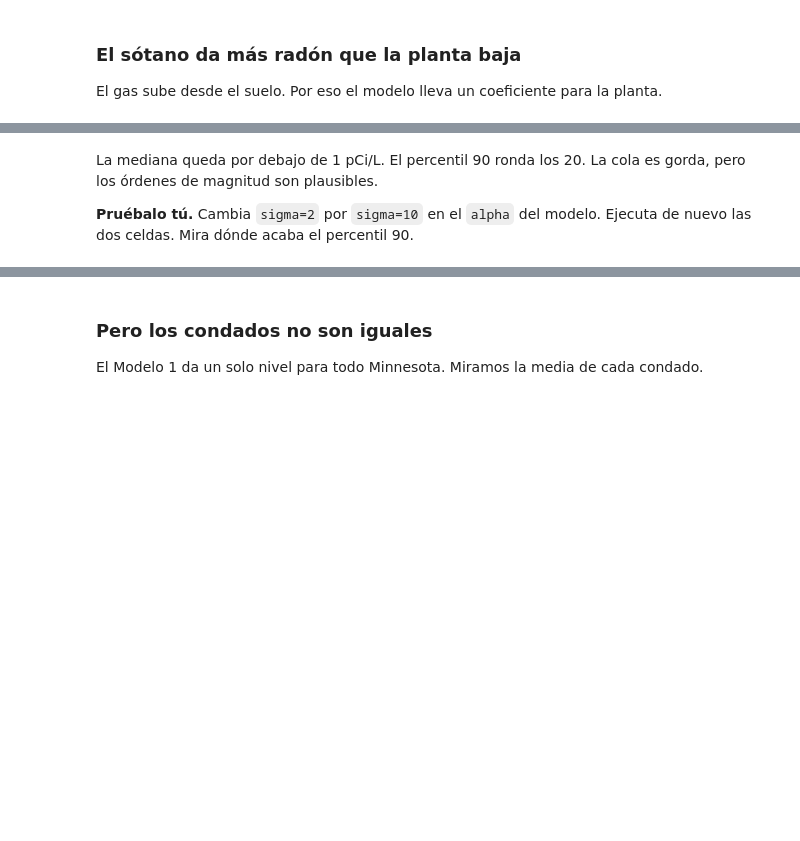
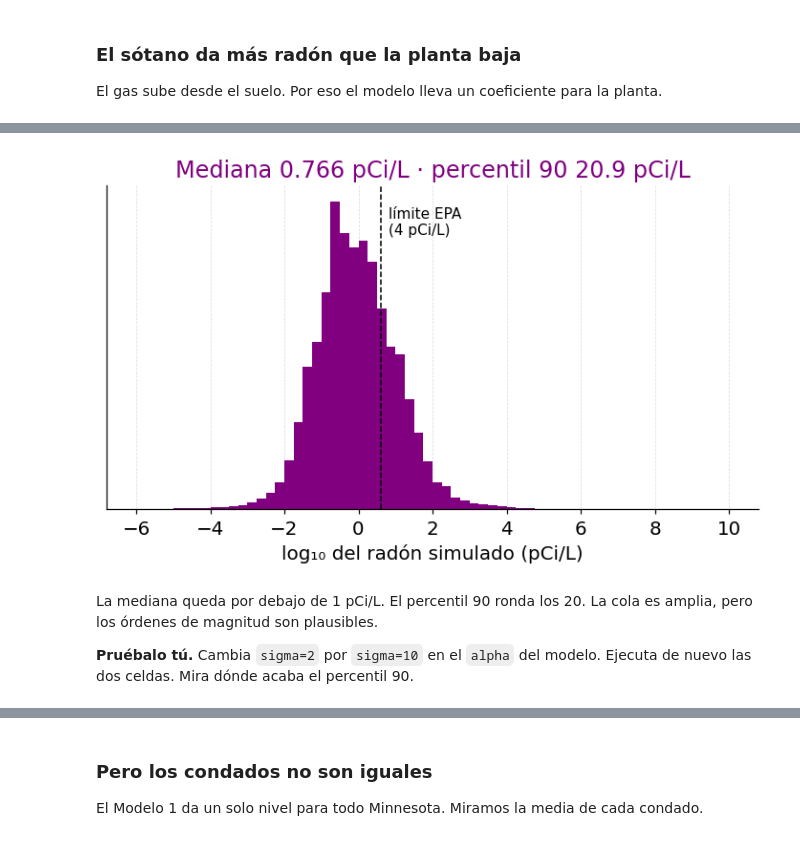
Before and after one commit to lhansa/seminar-bayes, a Jupyter notebook: notebooks/radon.ipynb, the cells around one changed output, grey strips where cells are left out. Drawn from its saved outputs; the diff is of its cells as text; code cells hidden in the pictures; blank space fills up the shorter version.

```diff
--- a/notebooks/radon.ipynb
+++ b/notebooks/radon.ipynb
@@ -132,6 +188,6 @@ desviación típica 0,82.
 - $\sigma \sim \text{Exp}(1)$: la variación entre viviendas.
 # %%
-with pm.Model() as modelo_agrupado:
+with pm.Model() as modelo_pooled:
     alpha = pm.Normal("alpha", mu=0, sigma=2)
     beta1 = pm.Normal("beta1", mu=0, sigma=1)
     sigma = pm.Exponential("sigma", 1)
@@ -144,25 +204,27 @@ Generamos radón sin mirar los datos. Lo pasamos a pCi/L. Comprobamos que es cre
 # %%
-def pintar_previa(previa):
+def pintar_priori(priori):
     # Histograma del radón simulado desde la priori, en pCi/L.
-    radon = np.exp(previa.prior_predictive["y_obs"].values.reshape(-1))
+    radon = np.exp(priori.prior_predictive["y_obs"].values.reshape(-1))
     p50, p90 = np.percentile(radon, [50, 90])
 
     fig, ax = plt.subplots(figsize=(8, 4))
     ax.hist(np.log10(radon), bins=np.linspace(-6, 10, 65), color=ACENTO)
     ax.axvline(np.log10(4), color="black", linestyle="--", linewidth=1)
     ax.text(np.log10(4) + 0.2, ax.get_ylim()[1] * 0.85, "límite EPA\n(4 pCi/L)", fontsize=10)
     ax.set_xlabel("log₁₀ del radón simulado (pCi/L)")
     ax.set_yticks([])
     ax.set_title(f"Mediana {p50:.3g} pCi/L · percentil 90 {p90:.3g} pCi/L")
     plt.show()
 
 
-with modelo_agrupado:
-    previa_agrupado = pm.sample_prior_predictive(draws=500, random_seed=SEMILLA)
+with modelo_pooled:
+    priori_pooled = pm.sample_prior_predictive(draws=500, random_seed=SEMILLA)
 
-pintar_previa(previa_agrupado)
+pintar_priori(priori_pooled)
+# %% [output]
+[figure, added]
 # %% [markdown]
-La mediana queda por debajo de 1 pCi/L. El percentil 90 ronda los 20. La cola es gorda,
+La mediana queda por debajo de 1 pCi/L. El percentil 90 ronda los 20. La cola es amplia,
 pero los órdenes de magnitud son plausibles.
 
 **Pruébalo tú.** Cambia `sigma=2` por `sigma=10` en el `alpha` del modelo. Ejecuta de
```
Also changed, not shown: parts of 37 cells of this notebook.
